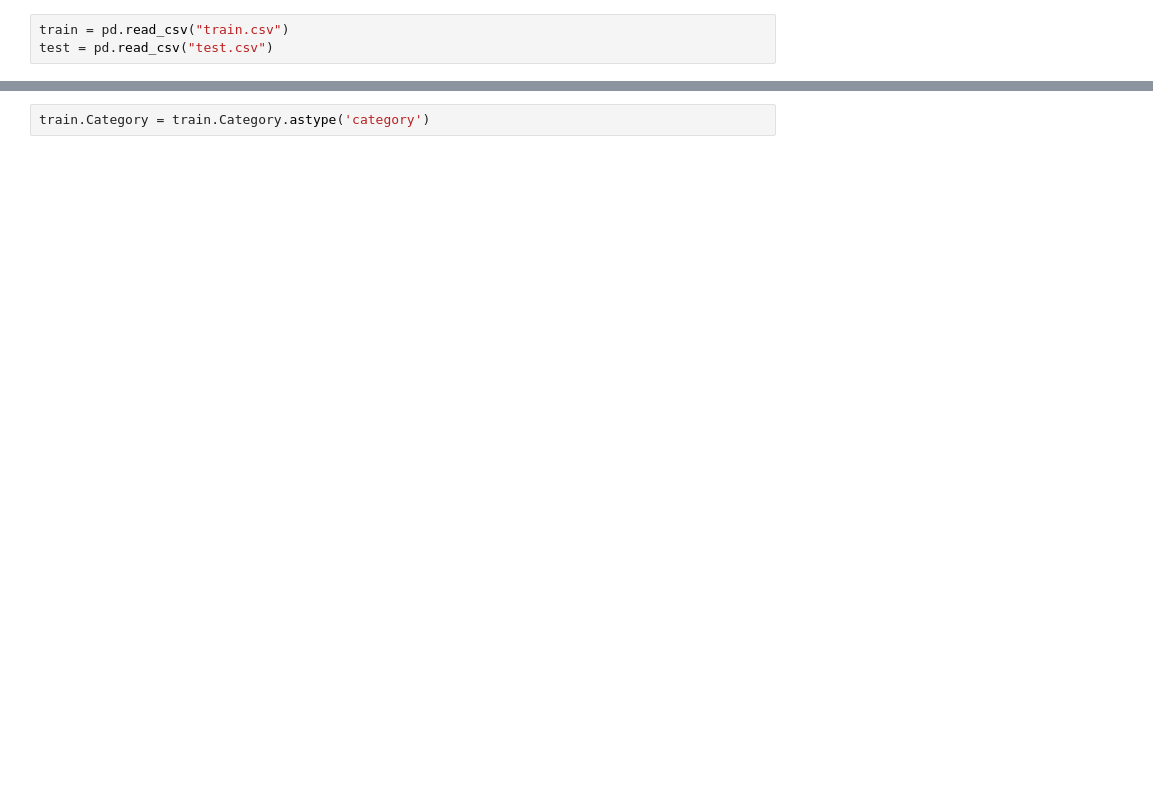
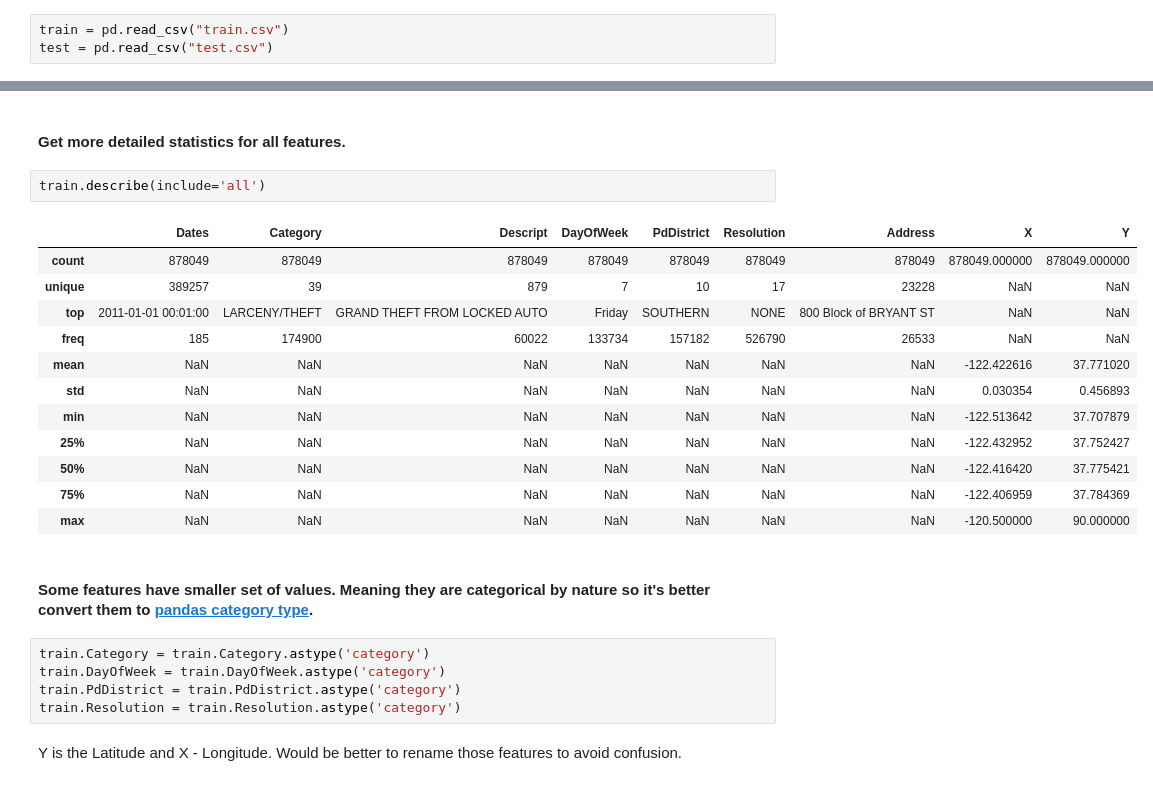
Before and after one commit to stormy-ua/Kaggle, a Jupyter notebook: SanFranciscoCrime/SanFranciscoCrime.ipynb, the cells around one changed output, grey strips where cells are left out. Cells and saved outputs as stored; diff of their text form; blank space fills up the shorter version.

```diff
--- a/SanFranciscoCrime/SanFranciscoCrime.ipynb
+++ b/SanFranciscoCrime/SanFranciscoCrime.ipynb
@@ -17,2 +22,26 @@ train.head(3)
-# %%
-train.Category = train.Category.astype('category')
+# %% [markdown]
+#### Get more detailed statistics for all features.
+# %%
+train.describe(include='all')
+# %% [output]
+|  | Dates | Category | Descript | DayOfWeek | PdDistrict | Resolution | Address | X | Y |
+| count | 878049 | 878049 | 878049 | 878049 | 878049 | 878049 | 878049 | 878049.000000 | 878049.000000 |
+| unique | 389257 | 39 | 879 | 7 | 10 | 17 | 23228 | NaN | NaN |
+| top | 2011-01-01 00:01:00 | LARCENY/THEFT | GRAND THEFT FROM LOCKED AUTO | Friday | SOUTHERN | NONE | 800 Block of BRYANT ST | NaN | NaN |
+| freq | 185 | 174900 | 60022 | 133734 | 157182 | 526790 | 26533 | NaN | NaN |
+| mean | NaN | NaN | NaN | NaN | NaN | NaN | NaN | -122.422616 | 37.771020 |
+| std | NaN | NaN | NaN | NaN | NaN | NaN | NaN | 0.030354 | 0.456893 |
+| min | NaN | NaN | NaN | NaN | NaN | NaN | NaN | -122.513642 | 37.707879 |
+| 25% | NaN | NaN | NaN | NaN | NaN | NaN | NaN | -122.432952 | 37.752427 |
+| 50% | NaN | NaN | NaN | NaN | NaN | NaN | NaN | -122.416420 | 37.775421 |
+| 75% | NaN | NaN | NaN | NaN | NaN | NaN | NaN | -122.406959 | 37.784369 |
+| max | NaN | NaN | NaN | NaN | NaN | NaN | NaN | -120.500000 | 90.000000 |
+# %% [markdown]
+#### Some features have smaller set of values. Meaning they are categorical by nature so it's better convert them to [pandas category type](https://pandas-docs.github.io/pandas-docs-travis/categorical.html).
+# %%
+train.Category = train.Category.astype('category')
+train.DayOfWeek = train.DayOfWeek.astype('category')
+train.PdDistrict = train.PdDistrict.astype('category')
+train.Resolution = train.Resolution.astype('category')
+# %% [markdown]
+Y is the Latitude and X - Longitude. Would be better to rename those features to avoid confusion.
```
Also changed, not shown: parts of 27 cells of this notebook.
